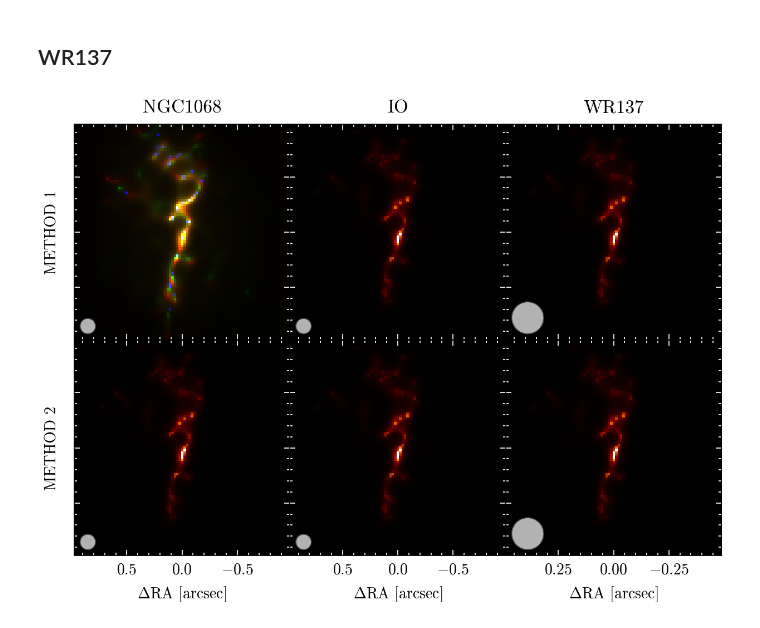
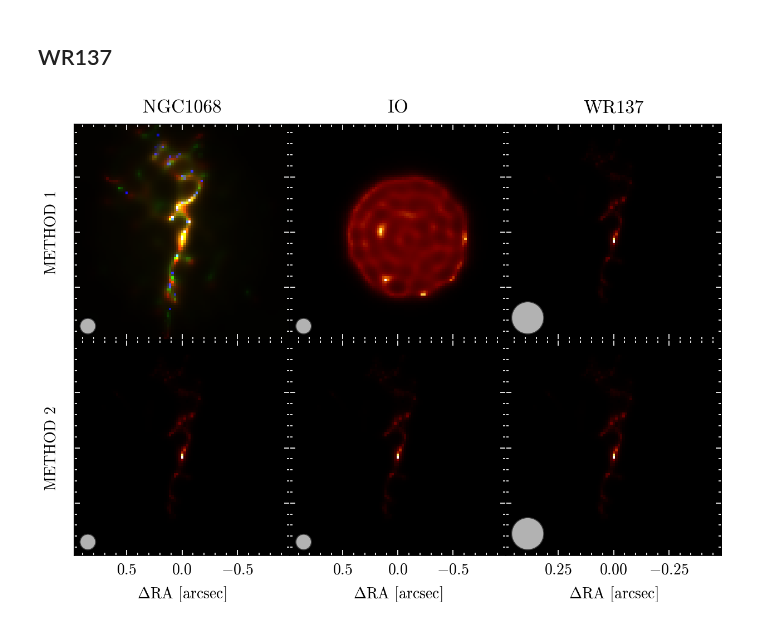
Before and after one commit to maxecharles/dorito_notebooks, a Jupyter notebook: paper_figs.ipynb, the cells around one changed output. Saved outputs shown, nothing was run; the diff lists cells and outputs as text; code cells hidden in the pictures.

```diff
--- a/paper_figs.ipynb
+++ b/paper_figs.ipynb
@@ -42,7 +42,10 @@ from socket import gethostname
 
 if gethostname() == "glinton":
     path = "/media/morgana1/snert/max/"
-elif gethostname() == "maxs-mbp-14.research.sydney.edu.au":
+elif (
+    gethostname() == "maxs-mbp-14.research.sydney.edu.au"
+    or gethostname() == "Maxs-MacBook-Pro-14.local"
+):
     path = "/Volumes/morgana1/snert/max/"
 else:
     path = "/fred/oz440/max/"
@@ -240,7 +243,7 @@ plt.show()
 def get_dist(params_path, filt):
     params = np.load(params_path, allow_pickle=True).item()
     dist = 10 ** params["log_dist"][filt]
-    return dist
+    return dist / dist.max()
 
 
 best_images = {}
@@ -320,7 +321,7 @@ best_images["NGC1068"] = {
 # %% [markdown]
 ## Io
 # %%
-io_implane = get_dist(f"{save_path}/ngc1068/implane.npy", "F480M")
+io_implane = get_dist(f"{save_path}/io/implane.npy", "01373_017_02_04_4_F430M")
 io_disco = get_dist(f"{save_path}/ngc1068/implane.npy", "F480M")
 best_images["IO"] = {
     "implane": io_implane / io_implane.max(),
@@ -433,37 +434,37 @@ for i, key in enumerate(list(best_images.keys())):
             psf_pixel_scale / osamp,
             cmap="afmhot_u",
             scale=1.8,
-            norm=mpl.colors.PowerNorm(0.5, vmin=0, vmax=0.15),
+            norm=mpl.colors.PowerNorm(0.5, vmin=0),
             # norm=mpl.colors.LogNorm(vmin=2e-4),
             diff_lim=dlu.rad2arcsec(4.8e-6 / (2 * diameter)),
             aspect="auto",
             axis_labels={"xlabel": "", "ylabel": ""},
             ticks=ticks,
         )
     if i == 0:
         axes[0, i].set(ylabel="METHOD 1")
         axes[1, i].set(ylabel="METHOD 2")
 
     # if i != 0:
     #     for j in [0, 1]:
     #         axes[j, i].tick_params(which="both", left=False)
 
     # if i != 2:
     #     for j in [0, 1]:
     #         axes[j, i].tick_params(which="both", right=False)
 
     # axes[0, i].tick_params(which="both", bottom=False)
     # axes[1, i].tick_params(which="both", top=False)
     axes[0, i].tick_params(which="both", color="white", direction="in")
     axes[1, i].tick_params(which="both", color="white", direction="in")
 
     axes[0, i].set(title=key, yticklabels=["", "", ""])
     axes[1, i].set(xlabel=r"$\Delta$RA [arcsec]", yticklabels=["", "", ""])
     # font_dict = {"family": "sans-serif", "color": "white", "size": 10, "weight": "bold"}
 
 
 fig.subplots_adjust(hspace=0.0, wspace=0.0)
 # plt.savefig(f"{save_path}/.pdf", dpi=500, bbox_inches="tight")
 plt.show()
 # %% [output]
-[figure, old version]
+[figure, new version]
```
Also changed, not shown: parts of 3 cells of this notebook.
